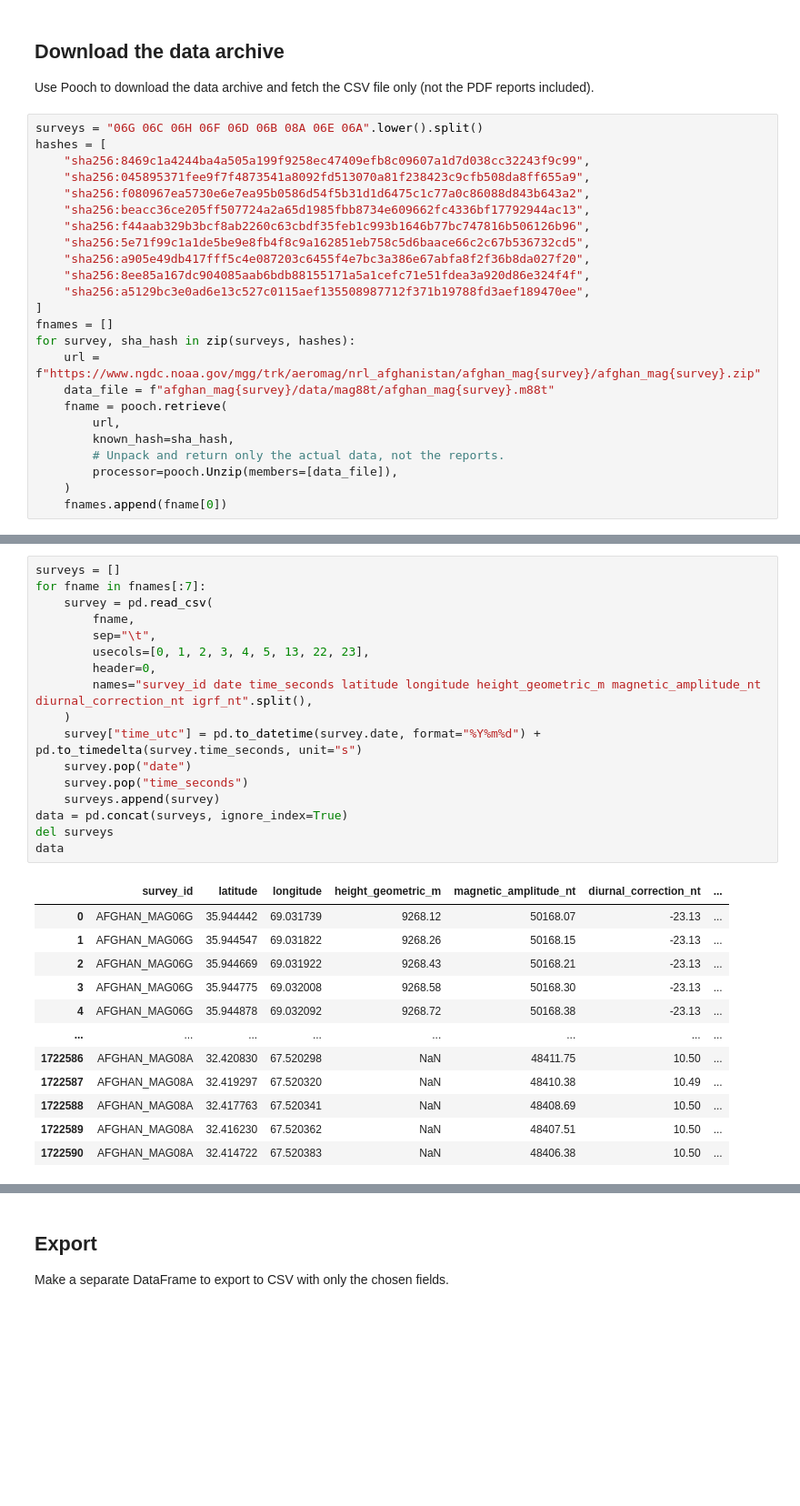
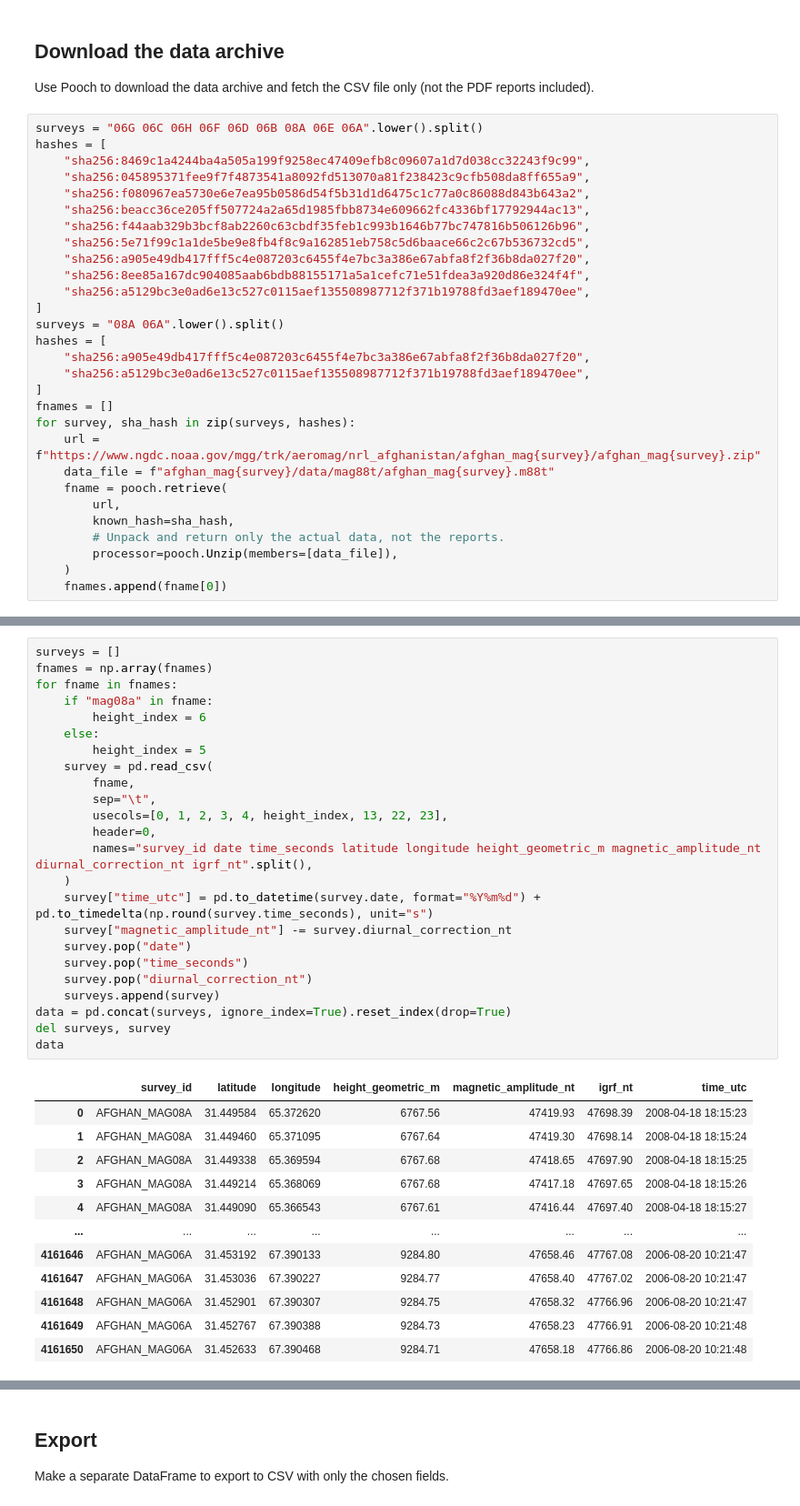
Before and after one commit to fatiando/data, a Jupyter notebook: afghanistan-magnetic/prepare.ipynb, the cells around one changed output, grey strips where cells are left out. Shown at 91% size. Saved outputs shown, nothing was run; the diff lists cells and outputs as text; blank space fills up the shorter version.

Commit message:
Narrow it down to 2 surveys

```diff
--- a/afghanistan-magnetic/prepare.ipynb
+++ b/afghanistan-magnetic/prepare.ipynb
@@ -30,6 +30,11 @@ hashes = [
     "sha256:8ee85a167dc904085aab6bdb88155171a5a1cefc71e51fdea3a920d86e324f4f",
     "sha256:a5129bc3e0ad6e13c527c0115aef135508987712f371b19788fd3aef189470ee",
 ]
+surveys = "08A 06A".lower().split()
+hashes = [
+    "sha256:a905e49db417fff5c4e087203c6455f4e7bc3a386e67abfa8f2f36b8da027f20",
+    "sha256:a5129bc3e0ad6e13c527c0115aef135508987712f371b19788fd3aef189470ee",
+]
 fnames = []
 for survey, sha_hash in zip(surveys, hashes):
     url = f"https://www.ngdc.noaa.gov/mgg/trk/aeromag/nrl_afghanistan/afghan_mag{survey}/afghan_mag{survey}.zip"
@@ -109,30 +64,37 @@ Length: 74860, dtype: datetime64[ns]
 # %%
 surveys = []
-for fname in fnames[:7]:
+fnames = np.array(fnames)
+for fname in fnames:
+    if "mag08a" in fname:
+        height_index = 6
+    else:
+        height_index = 5
     survey = pd.read_csv(
         fname,
         sep="\t",
-        usecols=[0, 1, 2, 3, 4, 5, 13, 22, 23],
+        usecols=[0, 1, 2, 3, 4, height_index, 13, 22, 23],
         header=0,
         names="survey_id date time_seconds latitude longitude height_geometric_m magnetic_amplitude_nt diurnal_correction_nt igrf_nt".split(),
     )
-    survey["time_utc"] = pd.to_datetime(survey.date, format="%Y%m%d") + pd.to_timedelta(survey.time_seconds, unit="s")
+    survey["time_utc"] = pd.to_datetime(survey.date, format="%Y%m%d") + pd.to_timedelta(np.round(survey.time_seconds), unit="s")
+    survey["magnetic_amplitude_nt"] -= survey.diurnal_correction_nt
     survey.pop("date")
     survey.pop("time_seconds")
+    survey.pop("diurnal_correction_nt")
     surveys.append(survey)
-data = pd.concat(surveys, ignore_index=True)
-del surveys
+data = pd.concat(surveys, ignore_index=True).reset_index(drop=True)
+del surveys, survey
 data
 # %% [output]
-|  | survey_id | latitude | longitude | height_geometric_m | magnetic_amplitude_nt | diurnal_correction_nt | ... |
-| 0 | AFGHAN_MAG06G | 35.944442 | 69.031739 | 9268.12 | 50168.07 | -23.13 | ... |
-| 1 | AFGHAN_MAG06G | 35.944547 | 69.031822 | 9268.26 | 50168.15 | -23.13 | ... |
-| 2 | AFGHAN_MAG06G | 35.944669 | 69.031922 | 9268.43 | 50168.21 | -23.13 | ... |
-| 3 | AFGHAN_MAG06G | 35.944775 | 69.032008 | 9268.58 | 50168.30 | -23.13 | ... |
-| 4 | AFGHAN_MAG06G | 35.944878 | 69.032092 | 9268.72 | 50168.38 | -23.13 | ... |
+|  | survey_id | latitude | longitude | height_geometric_m | magnetic_amplitude_nt | igrf_nt | time_utc |
+| 0 | AFGHAN_MAG08A | 31.449584 | 65.372620 | 6767.56 | 47419.93 | 47698.39 | 2008-04-18 18:15:23 |
+| 1 | AFGHAN_MAG08A | 31.449460 | 65.371095 | 6767.64 | 47419.30 | 47698.14 | 2008-04-18 18:15:24 |
+| 2 | AFGHAN_MAG08A | 31.449338 | 65.369594 | 6767.68 | 47418.65 | 47697.90 | 2008-04-18 18:15:25 |
+| 3 | AFGHAN_MAG08A | 31.449214 | 65.368069 | 6767.68 | 47417.18 | 47697.65 | 2008-04-18 18:15:26 |
+| 4 | AFGHAN_MAG08A | 31.449090 | 65.366543 | 6767.61 | 47416.44 | 47697.40 | 2008-04-18 18:15:27 |
 | ... | ... | ... | ... | ... | ... | ... | ... |
-| 1722586 | AFGHAN_MAG08A | 32.420830 | 67.520298 | NaN | 48411.75 | 10.50 | ... |
-| 1722587 | AFGHAN_MAG08A | 32.419297 | 67.520320 | NaN | 48410.38 | 10.49 | ... |
-| 1722588 | AFGHAN_MAG08A | 32.417763 | 67.520341 | NaN | 48408.69 | 10.50 | ... |
-| 1722589 | AFGHAN_MAG08A | 32.416230 | 67.520362 | NaN | 48407.51 | 10.50 | ... |
-| 1722590 | AFGHAN_MAG08A | 32.414722 | 67.520383 | NaN | 48406.38 | 10.50 | ... |
+| 4161646 | AFGHAN_MAG06A | 31.453192 | 67.390133 | 9284.80 | 47658.46 | 47767.08 | 2006-08-20 10:21:47 |
+| 4161647 | AFGHAN_MAG06A | 31.453036 | 67.390227 | 9284.77 | 47658.40 | 47767.02 | 2006-08-20 10:21:47 |
+| 4161648 | AFGHAN_MAG06A | 31.452901 | 67.390307 | 9284.75 | 47658.32 | 47766.96 | 2006-08-20 10:21:47 |
+| 4161649 | AFGHAN_MAG06A | 31.452767 | 67.390388 | 9284.73 | 47658.23 | 47766.91 | 2006-08-20 10:21:48 |
+| 4161650 | AFGHAN_MAG06A | 31.452633 | 67.390468 | 9284.71 | 47658.18 | 47766.86 | 2006-08-20 10:21:48 |
```
Also changed, not shown: parts of 23 cells of this notebook.
